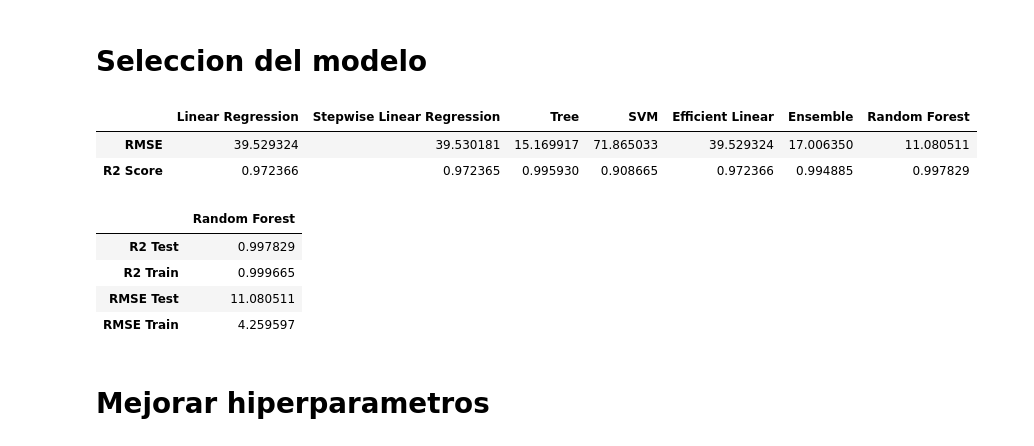
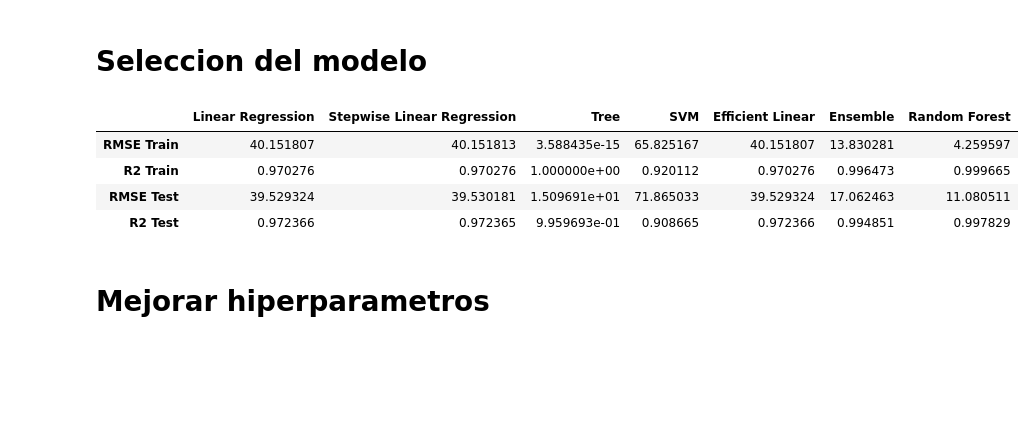
Before and after one commit to kesant/energy_consumption, a Jupyter notebook: notebooks/regresion_models_average_cluster_2_eliminacion_hacia_atras.ipynb, the cells around one changed output. Drawn from its saved outputs; the diff is of its cells as text; code cells hidden in the pictures; blank space fills up the shorter version.

Commit message:
se arreglo el problema con las metricas de los modelos

```diff
--- a/notebooks/regresion_models_average_cluster_2_eliminacion_hacia_atras.ipynb
+++ b/notebooks/regresion_models_average_cluster_2_eliminacion_hacia_atras.ipynb
@@ -358,39 +348,44 @@ for model_name, model in models.items():
-# %%
-# Convertir a DataFrame
-df_results = pd.DataFrame(results)
-df_results.head()
-# %% [output]
-|  | Linear Regression | Stepwise Linear Regression | Tree | SVM | Efficient Linear | Ensemble | Random Forest |
-| RMSE | 39.529324 | 39.530181 | 15.169917 | 71.865033 | 39.529324 | 17.006350 | 11.080511 |
-| R2 Score | 0.972366 | 0.972365 | 0.995930 | 0.908665 | 0.972366 | 0.994885 | 0.997829 |
 # %%
-# Entrenar el modelo de Random Forest
-rf_model = RandomForestRegressor(n_estimators=100, random_state=42)
-rf_model.fit(X_train_scaled_corr, y_train_corr)
+# Definición de modelos
+models = {
+    "Linear Regression": LinearRegression(),
+    "Stepwise Linear Regression": Lasso(alpha=0.01),  # Utilizando Lasso como aproximación a la regresión paso a paso
+    "Tree": DecisionTreeRegressor(),
+    "SVM": SVR(kernel='rbf'),
+    "Efficient Linear": LinearRegression(),  # Utilizando Linear Regression como proxy
+    "Ensemble": VotingRegressor(estimators=[
+        ('lr', LinearRegression()),
+        ('dt', DecisionTreeRegressor()),
+        ('rf', RandomForestRegressor(n_estimators=100, random_state=42))
+    ]),
+    "Random Forest": RandomForestRegressor(n_estimators=100, random_state=42)
+}
 
-# Evaluar el modelo de Random Forest
-rmse_train_rf, r2_train_rf = train_evaluate_model(rf_model, X_train_scaled_corr, X_train_scaled_corr, y_train_corr, y_train_corr)
-rmse_test_rf, r2_test_rf = train_evaluate_model(rf_model, X_train_scaled_corr, X_test_scaled_corr, y_train_corr, y_test_corr)
+# Variables para almacenar resultados y modelos entrenados
+results = {}
+trained_models = {}
 
-# Resultados
-rf_results = {
-    "Random Forest": {
-        'RMSE Train': rmse_train_rf,
-        'R2 Train': r2_train_rf,
-        'RMSE Test': rmse_test_rf,
-        'R2 Test': r2_test_rf
+# Entrenar y evaluar cada modelo
+for model_name, model in models.items():
+    rmse_train, r2_train, rmse_test, r2_test = train_evaluate_model(model, X_train_scaled_corr, X_test_scaled_corr, y_train_corr, y_test_corr)
+    results[model_name] = {
+        'RMSE Train': rmse_train,
+        'R2 Train': r2_train,
+        'RMSE Test': rmse_test,
+        'R2 Test': r2_test
     }
-}
+    # Guardar el modelo entrenado en el diccionario
+    trained_models[model_name] = model
 # %%
 # Convertir a DataFrame y verificar overfitting
-df_overfitting_results= pd.DataFrame(rf_results)
+df_overfitting_results= pd.DataFrame(results)
 df_overfitting_results.head()
 # %% [output]
-|  | Random Forest |
-| R2 Test | 0.997829 |
-| R2 Train | 0.999665 |
-| RMSE Test | 11.080511 |
-| RMSE Train | 4.259597 |
+|  | Linear Regression | Stepwise Linear Regression | Tree | SVM | Efficient Linear | Ensemble | Random Forest |
+| RMSE Train | 40.151807 | 40.151813 | 3.588435e-15 | 65.825167 | 40.151807 | 13.830281 | 4.259597 |
+| R2 Train | 0.970276 | 0.970276 | 1.000000e+00 | 0.920112 | 0.970276 | 0.996473 | 0.999665 |
+| RMSE Test | 39.529324 | 39.530181 | 1.509691e+01 | 71.865033 | 39.529324 | 17.062463 | 11.080511 |
+| R2 Test | 0.972366 | 0.972365 | 9.959693e-01 | 0.908665 | 0.972366 | 0.994851 | 0.997829 |
 # %% [markdown]
 # Mejorar hiperparametros
 # %%
```
Also changed, not shown: parts of 5 cells of this notebook, 6 other files.
